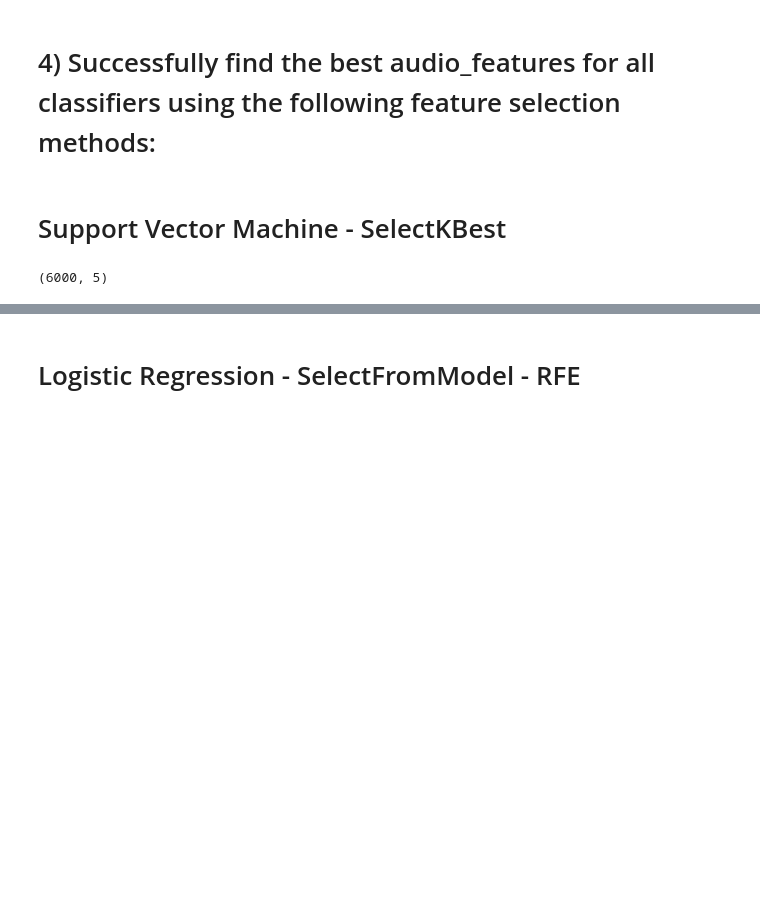
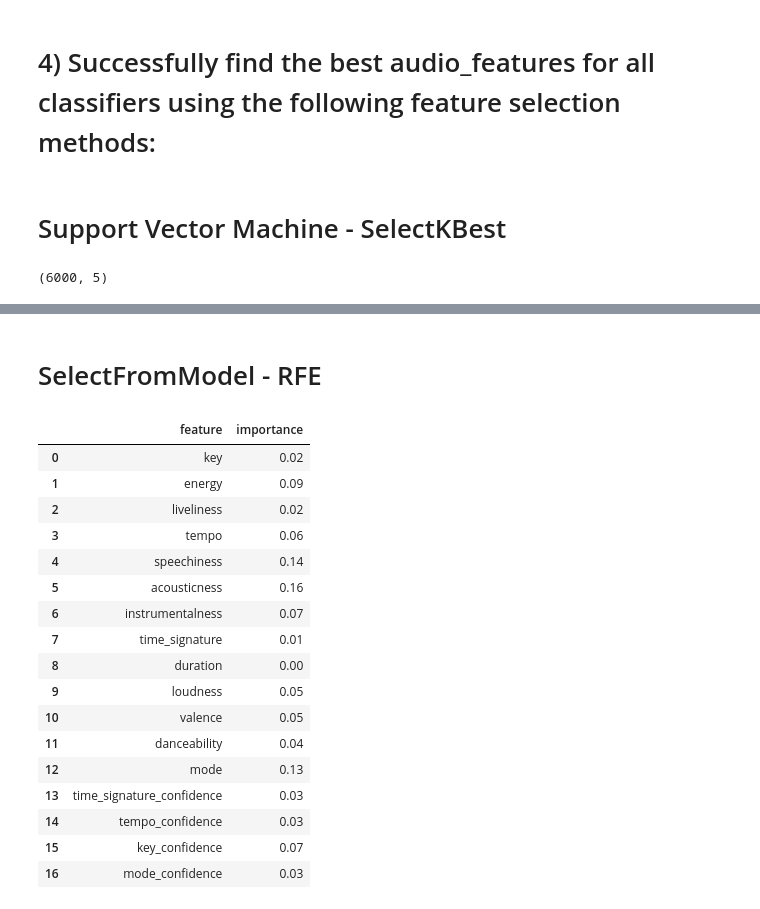
Before and after one commit to thanhcs94/CS_MachineLearningCourse, a Jupyter notebook: week2/ass/ass2_best_parameters_an_features.ipynb, the cells around one changed output, grey strips where cells are left out. Drawn from its saved outputs; the diff is of its cells as text; code cells hidden in the pictures; blank space fills up the shorter version.

```diff
--- a/week2/ass/ass2_best_parameters_an_features.ipynb
+++ b/week2/ass/ass2_best_parameters_an_features.ipynb
@@ -378,2 +376,26 @@ df_features.columns[selectK.get_support(indices=True)].tolist()
 # %% [markdown]
-# Logistic Regression - SelectFromModel - RFE
+# SelectFromModel - RFE
+# %%
+model_rf.feature_importances_
+importances = pd.DataFrame({"feature":df_features.columns, "importance":model_rf.feature_importances_})
+importances.importance = importances.importance.round(2)
+importances
+# %% [output]
+|  | feature | importance |
+| 0 | key | 0.02 |
+| 1 | energy | 0.09 |
+| 2 | liveliness | 0.02 |
+| 3 | tempo | 0.06 |
+| 4 | speechiness | 0.14 |
+| 5 | acousticness | 0.16 |
+| 6 | instrumentalness | 0.07 |
+| 7 | time_signature | 0.01 |
+| 8 | duration | 0.00 |
+| 9 | loudness | 0.05 |
+| 10 | valence | 0.05 |
+| 11 | danceability | 0.04 |
+| 12 | mode | 0.13 |
+| 13 | time_signature_confidence | 0.03 |
+| 14 | tempo_confidence | 0.03 |
+| 15 | key_confidence | 0.07 |
+| 16 | mode_confidence | 0.03 |
```
Also changed, not shown: parts of 23 cells of this notebook, 1 other file.
